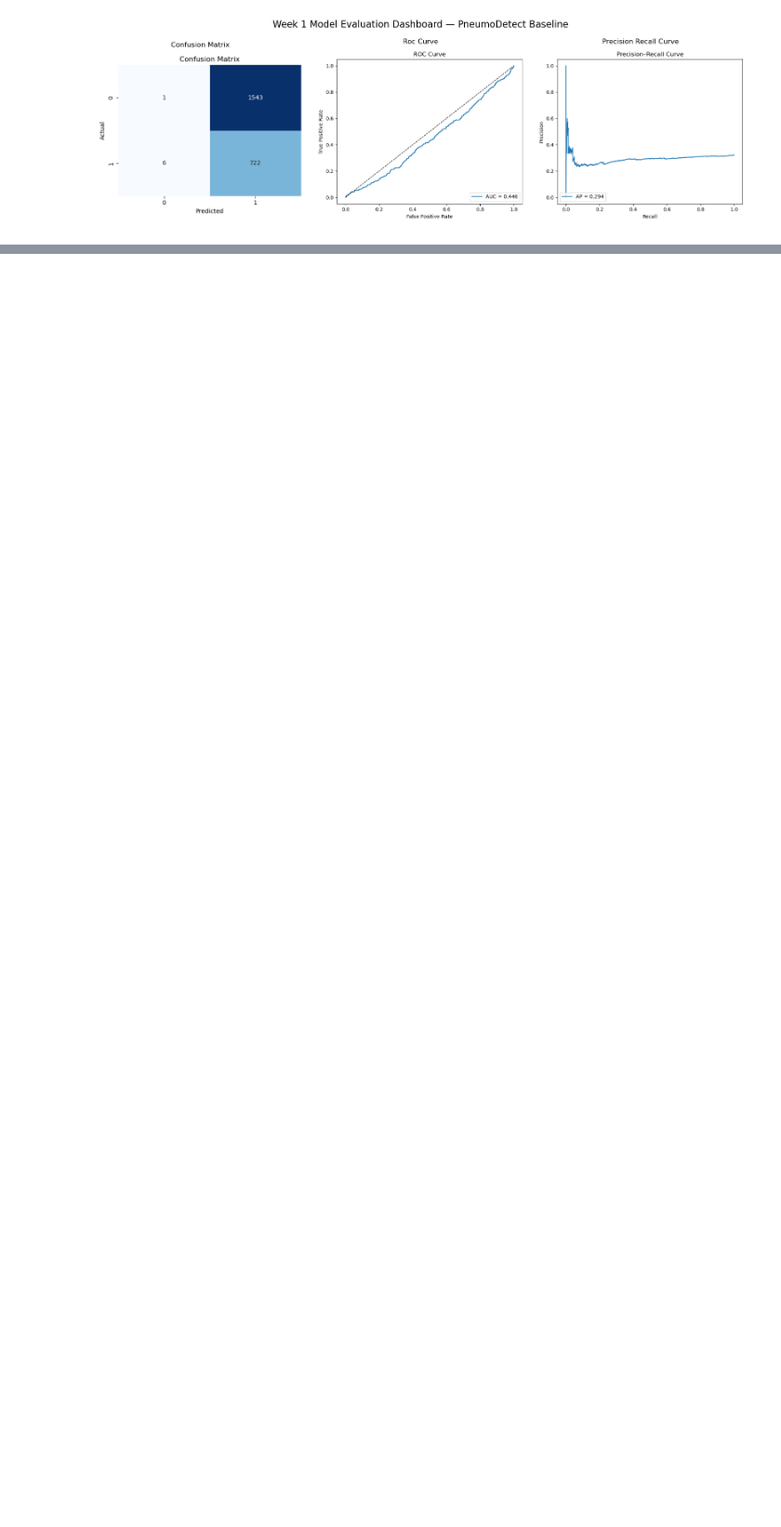
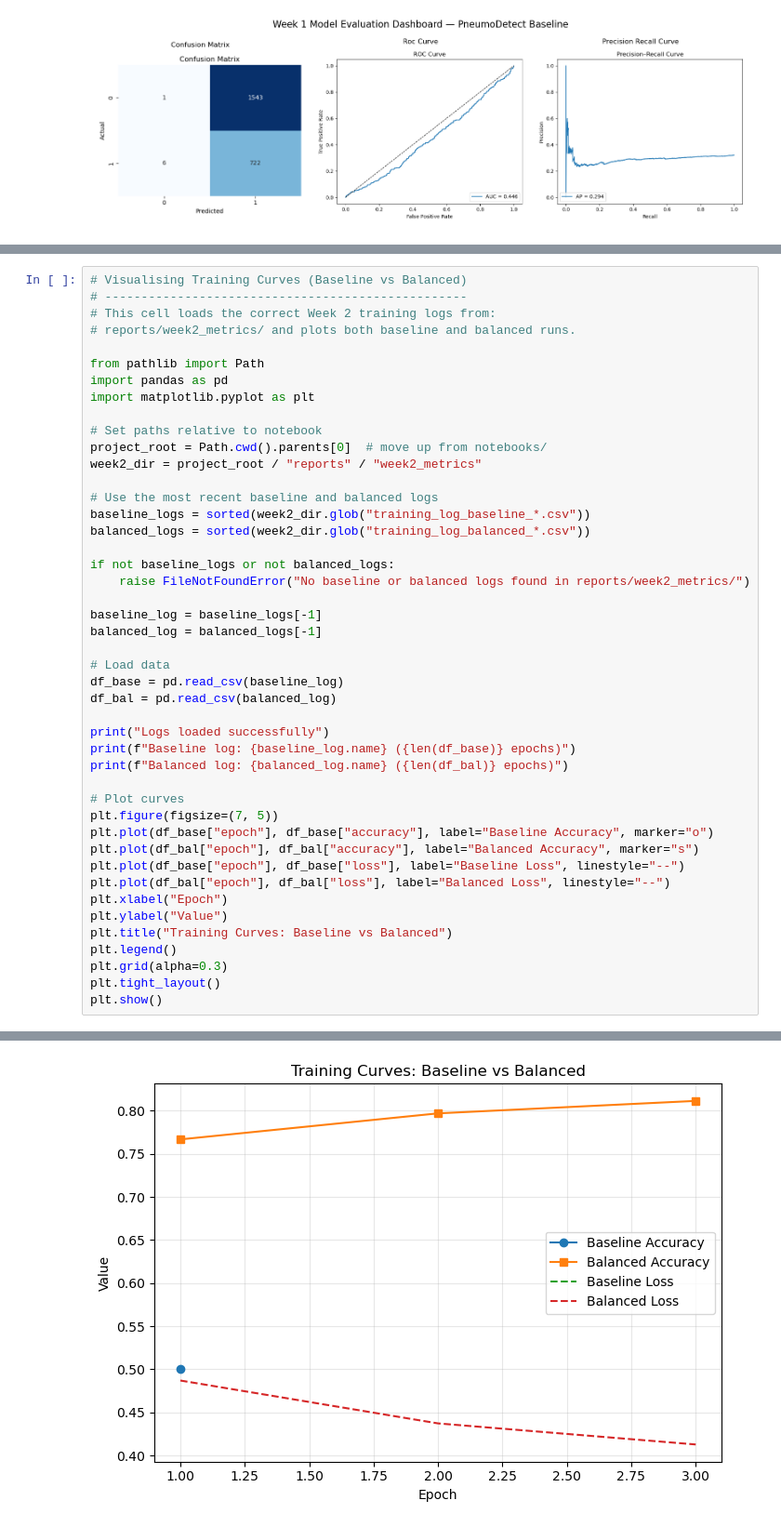
Before and after one commit to AAdewunmi/AI-Assisted-Pneumonia-Detection-Project, a Jupyter notebook: notebooks/02_train_resnet50.ipynb, the cells around one changed output, grey strips where cells are left out. Shown: that part at 93% size. Drawn from its saved outputs; the diff is of its cells as text; blank space fills up the shorter version.

Commit message:
Visualising Training Curves (Baseline vs Balanced) in 02_train_resnet50.ipynb

```diff
--- a/notebooks/02_train_resnet50.ipynb
+++ b/notebooks/02_train_resnet50.ipynb
@@ -300,0 +303,46 @@ Transition to **Week 2 Lab**:
+# %%
+# Visualising Training Curves (Baseline vs Balanced)
+# --------------------------------------------------
+# This cell loads the correct Week 2 training logs from:
+# reports/week2_metrics/ and plots both baseline and balanced runs.
+
+from pathlib import Path
+import pandas as pd
+import matplotlib.pyplot as plt
+
+# Set paths relative to notebook
+project_root = Path.cwd().parents[0]  # move up from notebooks/
+week2_dir = project_root / "reports" / "week2_metrics"
+
+# Use the most recent baseline and balanced logs
+baseline_logs = sorted(week2_dir.glob("training_log_baseline_*.csv"))
+balanced_logs = sorted(week2_dir.glob("training_log_balanced_*.csv"))
+
+if not baseline_logs or not balanced_logs:
+    raise FileNotFoundError("No baseline or balanced logs found in reports/week2_metrics/")
+
+baseline_log = baseline_logs[-1]
+balanced_log = balanced_logs[-1]
+
+# Load data
+df_base = pd.read_csv(baseline_log)
+df_bal = pd.read_csv(balanced_log)
+
+print("Logs loaded successfully")
+print(f"Baseline log: {baseline_log.name} ({len(df_base)} epochs)")
+print(f"Balanced log: {balanced_log.name} ({len(df_bal)} epochs)")
+
+# Plot curves
+plt.figure(figsize=(7, 5))
+plt.plot(df_base["epoch"], df_base["accuracy"], label="Baseline Accuracy", marker="o")
+plt.plot(df_bal["epoch"], df_bal["accuracy"], label="Balanced Accuracy", marker="s")
+plt.plot(df_base["epoch"], df_base["loss"], label="Baseline Loss", linestyle="--")
+plt.plot(df_bal["epoch"], df_bal["loss"], label="Balanced Loss", linestyle="--")
+plt.xlabel("Epoch")
+plt.ylabel("Value")
+plt.title("Training Curves: Baseline vs Balanced")
+plt.legend()
+plt.grid(alpha=0.3)
+plt.tight_layout()
+plt.show()
+# %% [output]
@@ -300,0 +352 @@ Transition to **Week 2 Lab**:
+[figure, added]
```
Also changed, not shown: parts of 4 cells of this notebook, 4 other files.
